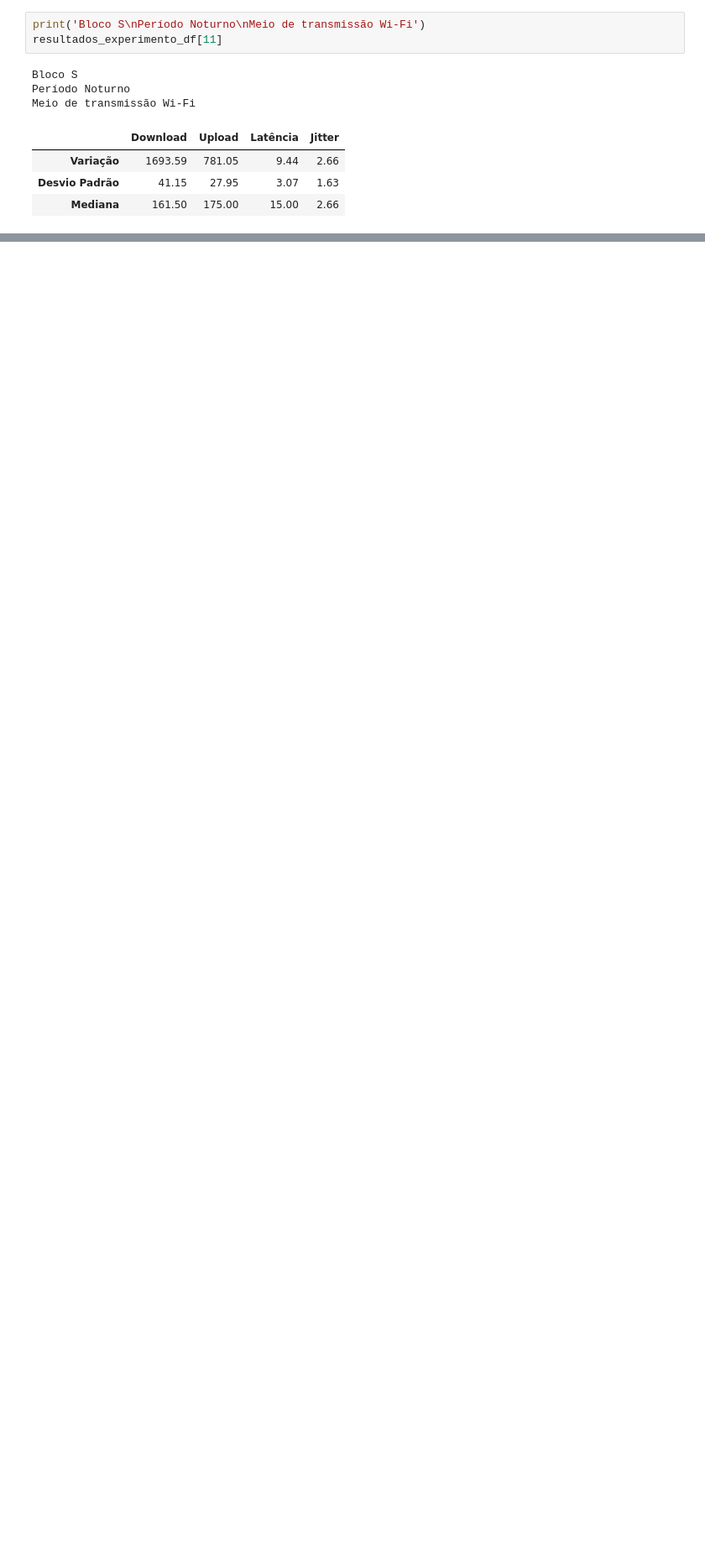
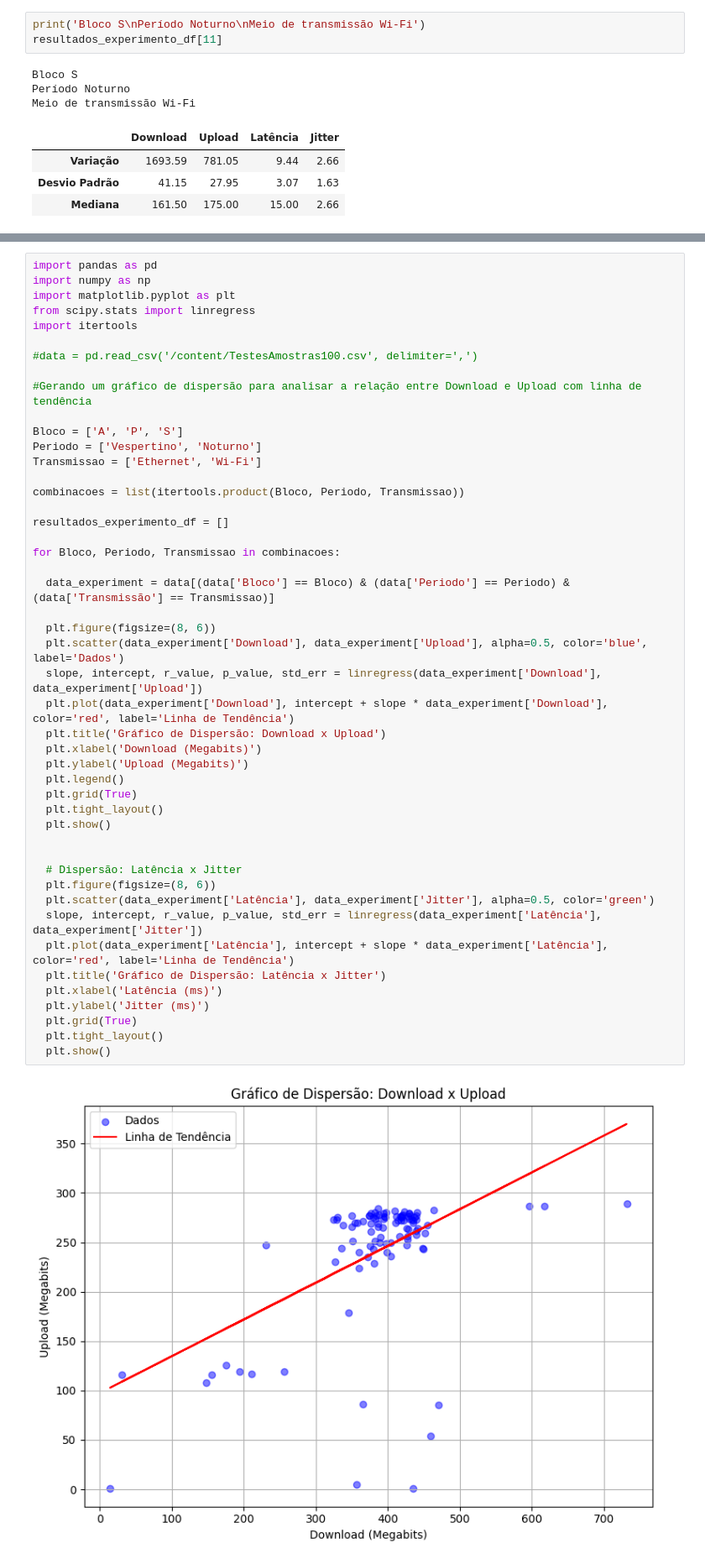
Before and after one commit to matheusbuenowb/University-Network-Analysis, a Jupyter notebook: TCC_Análise.ipynb, the cells around one changed output, grey strips where cells are left out. Shown at 84% size. Cells and saved outputs as stored; diff of their text form; blank space fills up the shorter version.

```diff
--- a/TCC_Análise.ipynb
+++ b/TCC_Análise.ipynb
@@ -1117,0 +728,49 @@ Meio de transmissão Wi-Fi
+# %%
+import pandas as pd
+import numpy as np
+import matplotlib.pyplot as plt
+from scipy.stats import linregress
+import itertools
+
+#data = pd.read_csv('/content/TestesAmostras100.csv', delimiter=',')
+
+#Gerando um gráfico de dispersão para analisar a relação entre Download e Upload com linha de tendência
+
+Bloco = ['A', 'P', 'S']
+Periodo = ['Vespertino', 'Noturno']
+Transmissao = ['Ethernet', 'Wi-Fi']
+
+combinacoes = list(itertools.product(Bloco, Periodo, Transmissao))
+
+resultados_experimento_df = []
+
+for Bloco, Periodo, Transmissao in combinacoes:
+
+  data_experiment = data[(data['Bloco'] == Bloco) & (data['Periodo'] == Periodo) & (data['Transmissão'] == Transmissao)]
+
+  plt.figure(figsize=(8, 6))
+  plt.scatter(data_experiment['Download'], data_experiment['Upload'], alpha=0.5, color='blue', label='Dados')
+  slope, intercept, r_value, p_value, std_err = linregress(data_experiment['Download'], data_experiment['Upload'])
+  plt.plot(data_experiment['Download'], intercept + slope * data_experiment['Download'], color='red', label='Linha de Tendência')
+  plt.title('Gráfico de Dispersão: Download x Upload')
+  plt.xlabel('Download (Megabits)')
+  plt.ylabel('Upload (Megabits)')
+  plt.legend()
+  plt.grid(True)
+  plt.tight_layout()
+  plt.show()
+
+
+  # Dispersão: Latência x Jitter
+  plt.figure(figsize=(8, 6))
+  plt.scatter(data_experiment['Latência'], data_experiment['Jitter'], alpha=0.5, color='green')
+  slope, intercept, r_value, p_value, std_err = linregress(data_experiment['Latência'], data_experiment['Jitter'])
+  plt.plot(data_experiment['Latência'], intercept + slope * data_experiment['Latência'], color='red', label='Linha de Tendência')
+  plt.title('Gráfico de Dispersão: Latência x Jitter')
+  plt.xlabel('Latência (ms)')
+  plt.ylabel('Jitter (ms)')
+  plt.grid(True)
+  plt.tight_layout()
+  plt.show()
+# %% [output]
+[figure, added]
```
Also changed, not shown: parts of 23 cells of this notebook.
